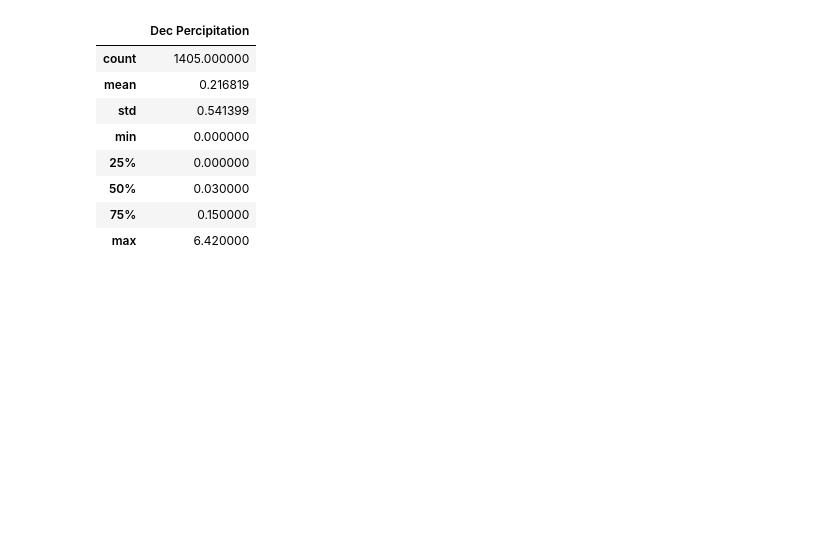
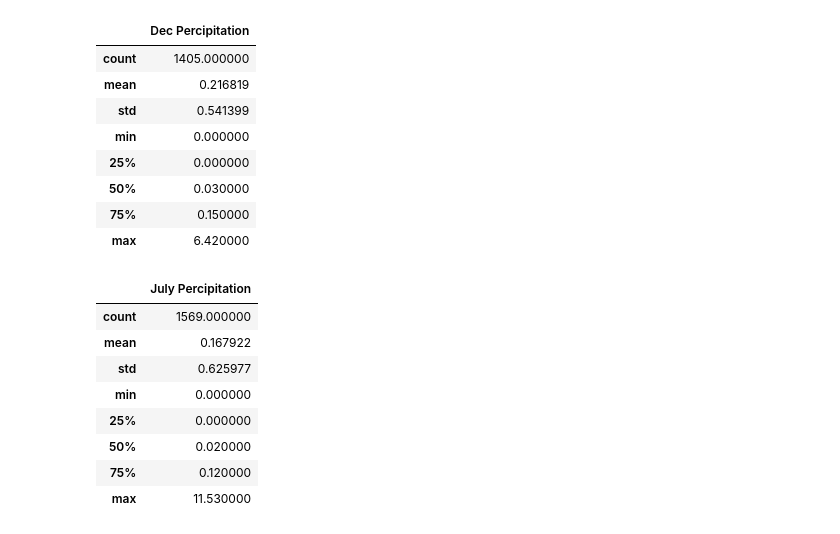
Before and after one commit to JulieHock/Climate_Analysis, a Jupyter notebook: SurfsUp_Challenge.ipynb, the cells around one changed output. Cells and saved outputs as stored; diff of their text form; code cells hidden in the pictures; blank space fills up the shorter version.

```diff
--- a/SurfsUp_Challenge.ipynb
+++ b/SurfsUp_Challenge.ipynb
@@ -306,3 +306,19 @@ dec_rain_df.describe()
 | 50% | 0.030000 |
 | 75% | 0.150000 |
 | max | 6.420000 |
+# %%
+#July rain
+july_rain=session.query(Measurement).filter(extract("month", Measurement.date)==7).all()
+july_rain_list= [rain.prcp for rain in july_rain]
+july_rain_df=pd.DataFrame(july_rain_list, columns=["July Percipitation"])
+july_rain_df.describe()
+# %% [output]
+|  | July Percipitation |
+| count | 1569.000000 |
+| mean | 0.167922 |
+| std | 0.625977 |
+| min | 0.000000 |
+| 25% | 0.000000 |
+| 50% | 0.020000 |
+| 75% | 0.120000 |
+| max | 11.530000 |
```
Also changed, not shown: parts of 3 cells of this notebook, 2 other files.
